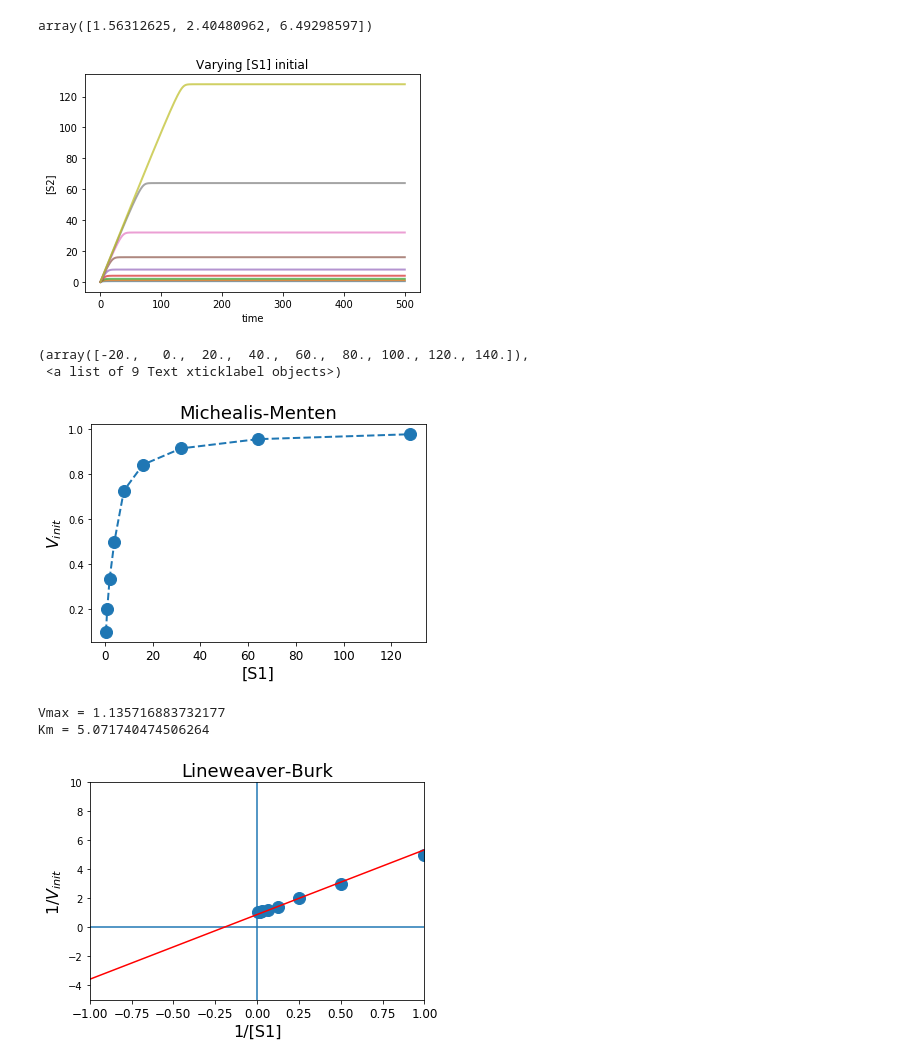
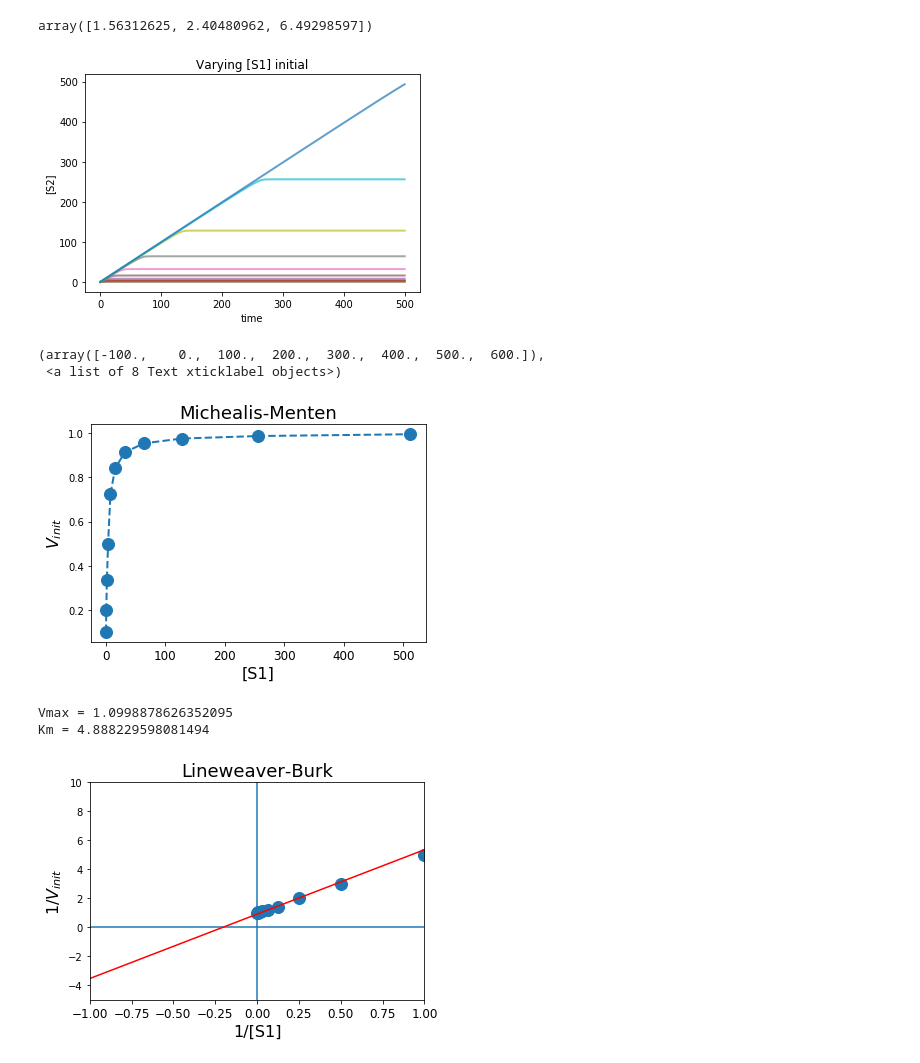
Before and after one commit to pakpoomton/simulatedBiology, a Jupyter notebook: ex2_enzyme.ipynb, the cells around one changed output. Saved outputs shown, nothing was run; the diff lists cells and outputs as text; code cells hidden in the pictures.

```diff
--- a/ex2_enzyme.ipynb
+++ b/ex2_enzyme.ipynb
@@ -27,6 +27,12 @@ end
 # load models
 r = te.loada(model)
 
+
+## set additional parameters
+S1range = [0.5,1, 2, 4, 8, 16, 32, 64, 128, 256, 512] # range of substrate concentration
+
+
+
 # simulate from 0 to 50 with 100 steps
 r.simulate(0, 20, 500)
 # plot the simulation
@@ -77,26 +83,26 @@ array([1.56312625, 2.40480962, 6.49298597])
 # %%
 # varying S1 initial
 r['[S1]'] = 0
-S1range = [0.5,1, 2, 4, 8, 16, 32, 64, 128] # range of substrate concentration to try
+r.kr = 1
 r.reset() # re-seting simulation result
 m = r.simulate (0, 500, 1000, selections=["time"]) #make time array
 
 for i in range (0,len(S1range)):
     r.reset()
     r['[S1]'] = S1range[i] # set substrate concentration level
     res = r.simulate (0, 500, 1000, selections=["S2"])
     m = np.concatenate([m, res], axis=1)
     #print("pp"+ str(i))
 
 
 
 #### plot timecourse increments of reaction product
 # te.plotArray generate a plot using the first column of the array for dependent variable and other columns as independent variables
 
 te.plotArray(m, alpha=0.7, loc=None,
              xlabel="time", ylabel="[S2]", title="Varying [S1] initial");
 # %% [output]
-[figure, old version]
+[figure, new version]
 # %%
 #### plot Michealis-Menten
 # estimate reaction rate
@@ -127,9 +133,9 @@ plt.ylabel("$V_{init}$", fontsize=16)
 plt.title("Michealis-Menten", fontsize=18)
 plt.xticks(fontsize=12)
 # %% [output]
-(array([-20.,   0.,  20.,  40.,  60.,  80., 100., 120., 140.]),
- <a list of 9 Text xticklabel objects>)
+(array([-100.,    0.,  100.,  200.,  300.,  400.,  500.,  600.]),
+ <a list of 8 Text xticklabel objects>)
-[figure, old version]
+[figure, new version]
 # %%
 #### plot Lineweaver-Burk
 inv_S1 = np.power(S1range,-1) # calculate 1/[S1]
@@ -158,6 +164,6 @@ plt.plot(x_lin_reg, y_lin_reg, c = 'r')
 print("Vmax = " + str(np.power(predict(0), -1)))
 print("Km = " + str(model[0]/model[1]))
 # %% [output]
-Vmax = 1.135716883732177
-Km = 5.071740474506264
+Vmax = 1.0998878626352095
+Km = 4.888229598081494
 [figure]
```
Also changed, not shown: parts of 5 cells of this notebook.
